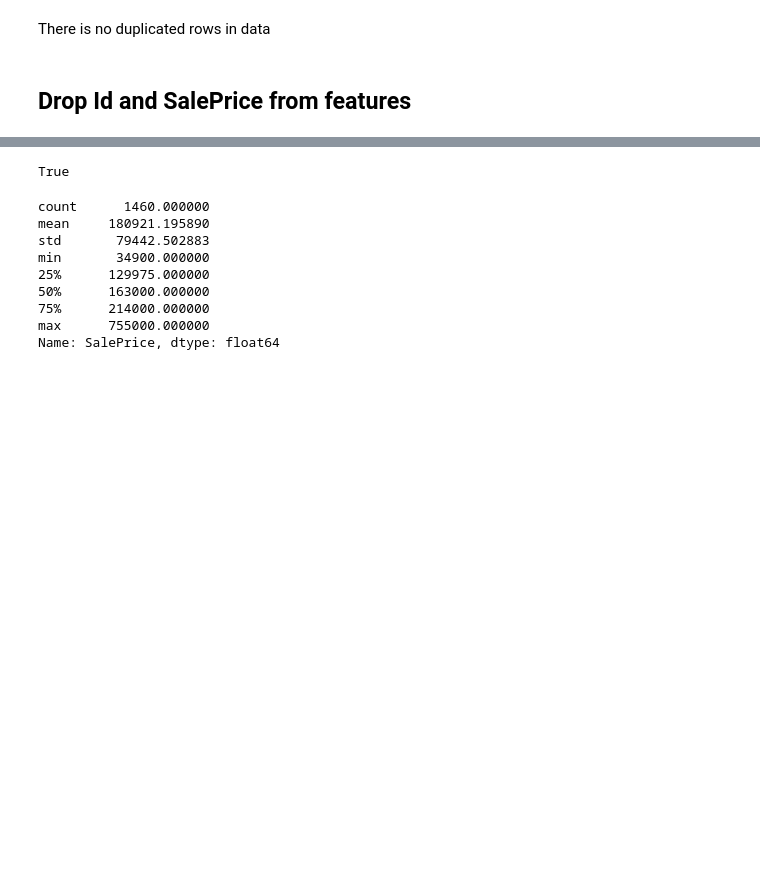
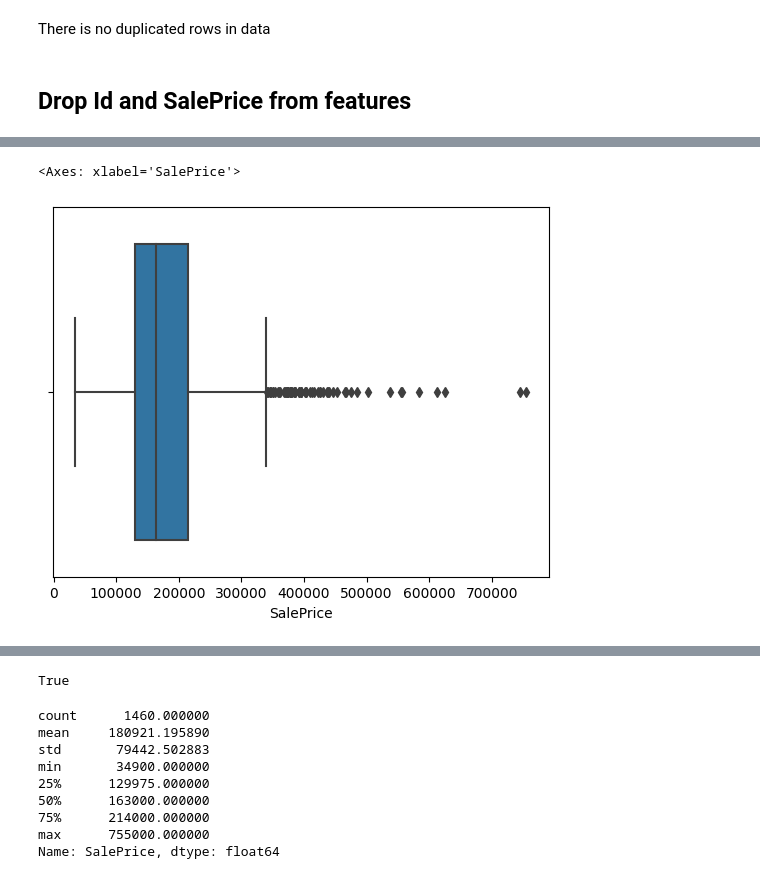
Before and after one commit to phenixMaster/HousePrice, a Jupyter notebook: house-price-analysis-and-modeling-python.ipynb, the cells around one changed output, grey strips where cells are left out. Saved outputs shown, nothing was run; the diff lists cells and outputs as text; code cells hidden in the pictures; blank space fills up the shorter version.

Commit message:
Kaggle Notebook | House Price Analysis |EDA

```diff
--- a/house-price-analysis-and-modeling-python.ipynb
+++ b/house-price-analysis-and-modeling-python.ipynb
@@ -37,0 +46,7 @@ There is no duplicated rows in data
+# %%
+sn.boxplot(data = house_data,
+              x ="SalePrice"
+              )
+# %% [output]
+<Axes: xlabel='SalePrice'>
+[figure, added]
```
Also changed, not shown: parts of 12 cells of this notebook.
